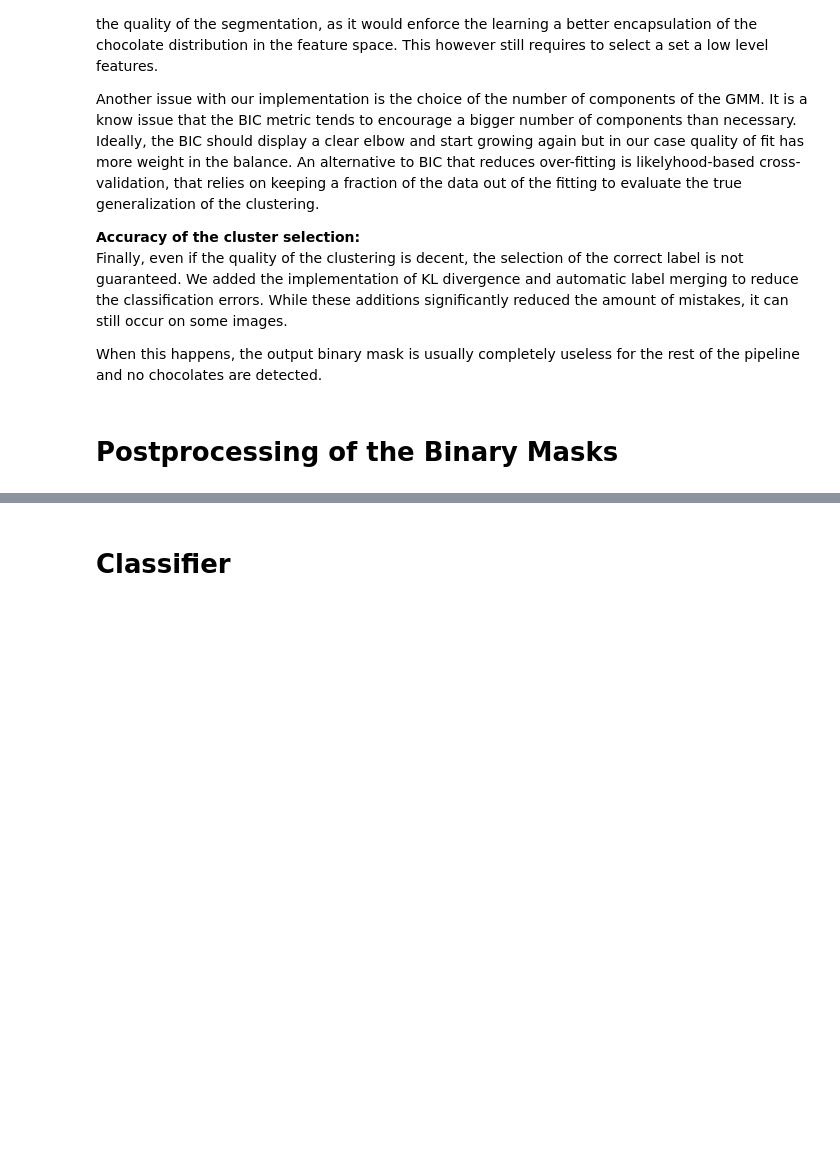
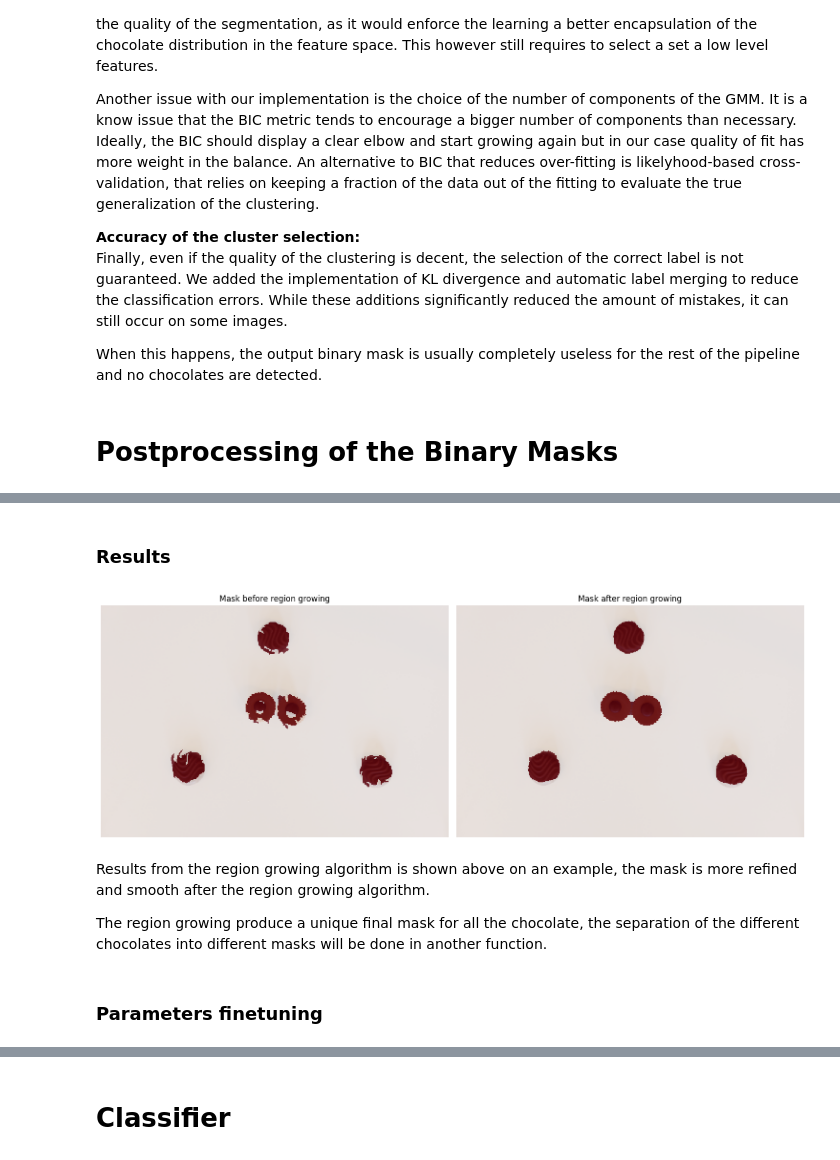
Before and after one commit to bastienchesaux/iapr_group8, a Jupyter notebook: final_group_08_ChocolateEaters8000/report.ipynb, the cells around one changed output, grey strips where cells are left out. Saved outputs shown, nothing was run; the diff lists cells and outputs as text; code cells hidden in the pictures; blank space fills up the shorter version.

```diff
--- a/final_group_08_ChocolateEaters8000/report.ipynb
+++ b/final_group_08_ChocolateEaters8000/report.ipynb
@@ -311,0 +383,8 @@ When this happens, the output binary mask is usually completely useless for the
+# %%
+def mean_from_mask(img, mask):
+    mean = np.mean(img[mask])
+    return mean
+
+def offset_range(img, mean, offset):
+    img_range = ((img < mean + offset) & (img > mean - offset))
+    return img_range
@@ -311,0 +464,27 @@ When this happens, the output binary mask is usually completely useless for the
+# %% [markdown]
+### Results
+# %%
+rg_mask = region_growing(binned, binned_hsv, binary)
+
+fig, ax = plt.subplots(1, 2, figsize=(15, 10))
+
+ax[0].imshow(binned)
+ax[0].imshow(binary, alpha=0.7, cmap='Reds', interpolation='none')
+ax[0].set_title('Mask before region growing')
+ax[0].axis('off')
+
+ax[1].imshow(binned)
+ax[1].imshow(rg_mask, alpha=0.7, cmap='Reds', interpolation='none')
+ax[1].set_title('Mask after region growing')
+ax[1].axis('off')
+
+plt.tight_layout()
+plt.show()
+# %% [output]
+[figure, added]
+# %% [markdown]
+Results from the region growing algorithm is shown above on an example, the mask is more refined and smooth after the region growing algorithm.
+
+The region growing produce a unique final mask for all the chocolate, the separation of the different chocolates into different masks will be done in another function.
+# %% [markdown]
+### Parameters finetuning
```
Also changed, not shown: parts of 33 cells of this notebook, 2 other files.
